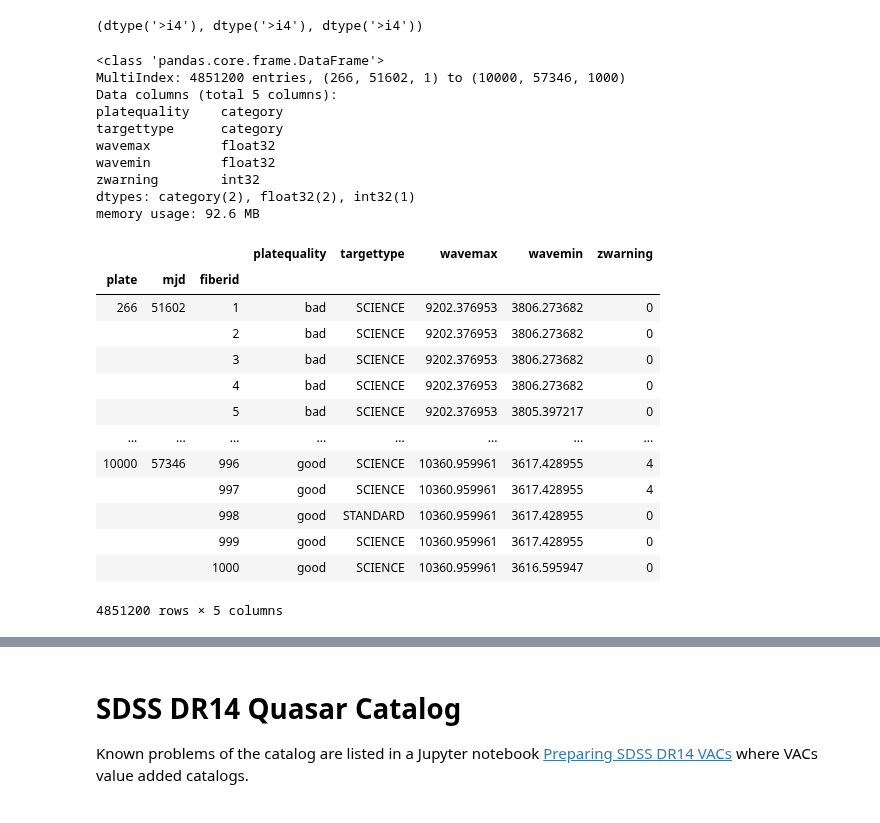
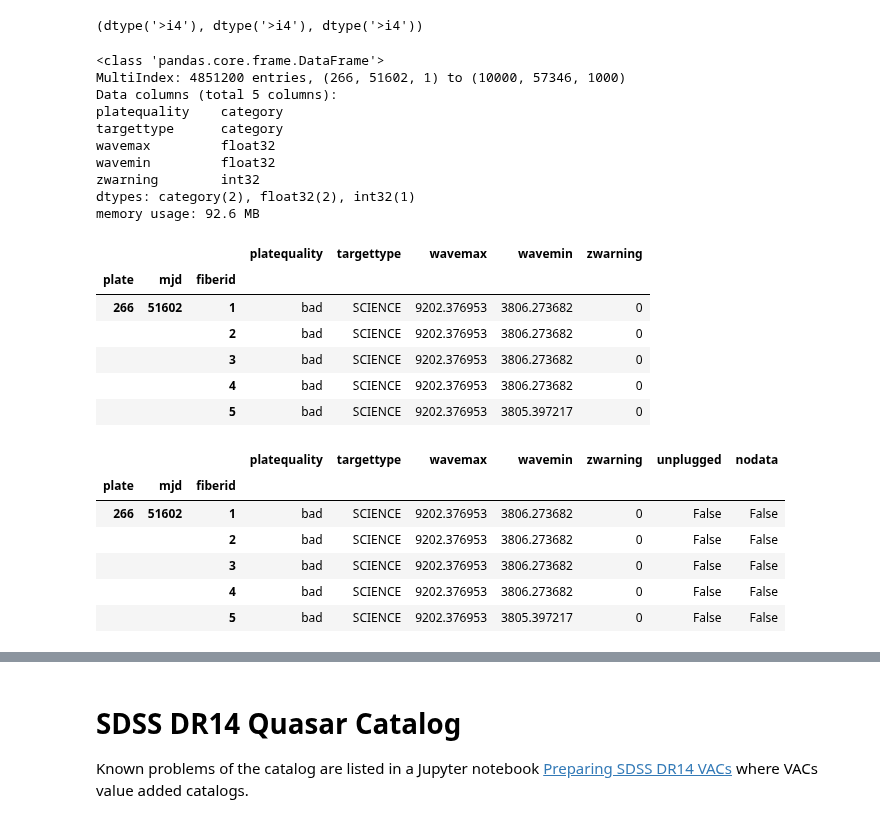
Before and after one commit to podondra/deep-da, a Jupyter notebook: sdss_analysis.ipynb, the cells around one changed output, grey strips where cells are left out. Drawn from its saved outputs; the diff is of its cells as text; code cells hidden in the pictures.

```diff
--- a/sdss_analysis.ipynb
+++ b/sdss_analysis.ipynb
@@ -14,7 +14,6 @@ from qso import sdss
 # %%
-SDSS_DIR = path.join("data", "sdss")
-SDSS_DR14 = path.join(SDSS_DIR, "sdss_dr14")
-SDSS_CATALOG = path.join(SDSS_DIR, "specObj-dr14.fits")
-SDSS_QSO_CATALOG = path.join(SDSS_DIR, "DR14Q_v4_4.fits")
-SDSS_HDF5 = path.join(SDSS_DIR, "sdss_dr14.hdf5")
-SDSS_SELECTED_CATALOG = path.join(SDSS_DIR, "sdss_dr14_selected.csv")
+SDSS_DIR = Path("data") / "sdss"
+SDSS_DR14 = SDSS_DIR / "sdss_dr14"
+SDSS_CATALOG = SDSS_DIR / "specObj-dr14.fits"
+SDSS_QSO_CATALOG = SDSS_DIR / "DR14Q_v4_4.fits"
+FIGS_DIR = Path("figs")
@@ -25,10 +27,10 @@ According to [data model](https://data.sdss.org/datamodel/files/SPECTRO_REDUX/sp
 contains the list of all spectra for a given data release,
 with associated parameters from the 2D and 1D pipelines for each.
 # %%
-catalog_hdul = fits.open(SDSS_CATALOG)
-catalog_hdul.info()
+with fits.open(SDSS_CATALOG) as catalog_hdul:
+    catalog_hdul.info()
+    catalog = catalog_hdul[1].data
 
-catalog = catalog_hdul[1].data
 n_spec = catalog.shape[0]
 # %% [output]
 Filename: data/sdss/specObj-dr14.fits
@@ -40,61 +42,67 @@ catalog["plate"].dtype, catalog["mjd"].dtype, catalog["fiberid"].dtype
 # %% [output]
 (dtype('>i4'), dtype('>i4'), dtype('>i4'))
 # %%
+# convert dtypes to machine native
+arrays = [
+    catalog["plate"].astype("i4"),
+    catalog["mjd"].astype("i4"),
+    catalog["fiberid"].astype("i4")
+]
 multiindex = pd.MultiIndex.from_arrays(
-    [catalog["plate"].astype("i4"), catalog["mjd"].astype("i4"), catalog["fiberid"].astype("i4")],
+    arrays,
     names=["plate", "mjd", "fiberid"]
 )
 
-catalog_df = pd.DataFrame(
-    data={
-        "platequality": pd.Categorical(catalog["platequality"]),
-        "targettype": pd.Categorical(catalog["targettype"]),
-        "wavemax": catalog["wavemax"].astype("f4"),
-        "wavemin": catalog["wavemin"].astype("f4"),
-        "zwarning": catalog["zwarning"].astype("i4"),
-    },
-    index=multiindex
-).sort_index()
+data = {
+    "platequality": pd.Categorical(catalog["platequality"]),
+    "targettype": pd.Categorical(catalog["targettype"]),
+    "wavemax": catalog["wavemax"].astype("f4"),
+    "wavemin": catalog["wavemin"].astype("f4"),
+    "zwarning": catalog["zwarning"].astype("i4")
+}
+catalog_df = pd.DataFrame(data, index=multiindex).sort_index()
 
 catalog_df.info()
-catalog_df
+catalog_df.head()
 # %% [output]
 <class 'pandas.core.frame.DataFrame'>
 MultiIndex: 4851200 entries, (266, 51602, 1) to (10000, 57346, 1000)
 Data columns (total 5 columns):
 platequality    category
 targettype      category
 wavemax         float32
 wavemin         float32
 zwarning        int32
 dtypes: category(2), float32(2), int32(1)
 memory usage: 92.6 MB
 |  |  |  | platequality | targettype | wavemax | wavemin | zwarning |
 | plate | mjd | fiberid |  |  |  |  |  |
 | 266 | 51602 | 1 | bad | SCIENCE | 9202.376953 | 3806.273682 | 0 |
 |  |  | 2 | bad | SCIENCE | 9202.376953 | 3806.273682 | 0 |
 |  |  | 3 | bad | SCIENCE | 9202.376953 | 3806.273682 | 0 |
 |  |  | 4 | bad | SCIENCE | 9202.376953 | 3806.273682 | 0 |
 |  |  | 5 | bad | SCIENCE | 9202.376953 | 3805.397217 | 0 |
-| ... | ... | ... | ... | ... | ... | ... | ... |
-| 10000 | 57346 | 996 | good | SCIENCE | 10360.959961 | 3617.428955 | 4 |
-|  |  | 997 | good | SCIENCE | 10360.959961 | 3617.428955 | 4 |
-|  |  | 998 | good | STANDARD | 10360.959961 | 3617.428955 | 0 |
-|  |  | 999 | good | SCIENCE | 10360.959961 | 3617.428955 | 0 |
-|  |  | 1000 | good | SCIENCE | 10360.959961 | 3616.595947 | 0 |
-4851200 rows × 5 columns
 # %%
 catalog_df.loc[catalog_df["wavemax"] == 0.0, "wavemax"] = np.nan
 catalog_df.loc[catalog_df["wavemin"] == 0.0, "wavemin"] = np.nan
 # %%
 zwarning = catalog_df["zwarning"].values
-
-catalog_df["unplugged"] = False
-catalog_df["nodata"] = False
 
 # https://www.sdss.org/dr13/algorithms/bitmasks/#ZWARNING
 unplugged_idx = np.bitwise_and(zwarning, 2 ** 7).astype("bool")
 nodata_idx = np.bitwise_and(zwarning, 2 ** 9).astype("bool")
 
+catalog_df["unplugged"] = False
 catalog_df.loc[unplugged_idx, "unplugged"] = True
+catalog_df["nodata"] = False
 catalog_df.loc[nodata_idx, "nodata"] = True
+
+catalog_df.head()
+# %% [output]
+|  |  |  | platequality | targettype | wavemax | wavemin | zwarning | unplugged | nodata |
+| plate | mjd | fiberid |  |  |  |  |  |  |  |
+| 266 | 51602 | 1 | bad | SCIENCE | 9202.376953 | 3806.273682 | 0 | False | False |
+|  |  | 2 | bad | SCIENCE | 9202.376953 | 3806.273682 | 0 | False | False |
+|  |  | 3 | bad | SCIENCE | 9202.376953 | 3806.273682 | 0 | False | False |
+|  |  | 4 | bad | SCIENCE | 9202.376953 | 3806.273682 | 0 | False | False |
+|  |  | 5 | bad | SCIENCE | 9202.376953 | 3805.397217 | 0 | False | False |
```
Also changed, not shown: parts of 34 cells of this notebook, 1 other file.
